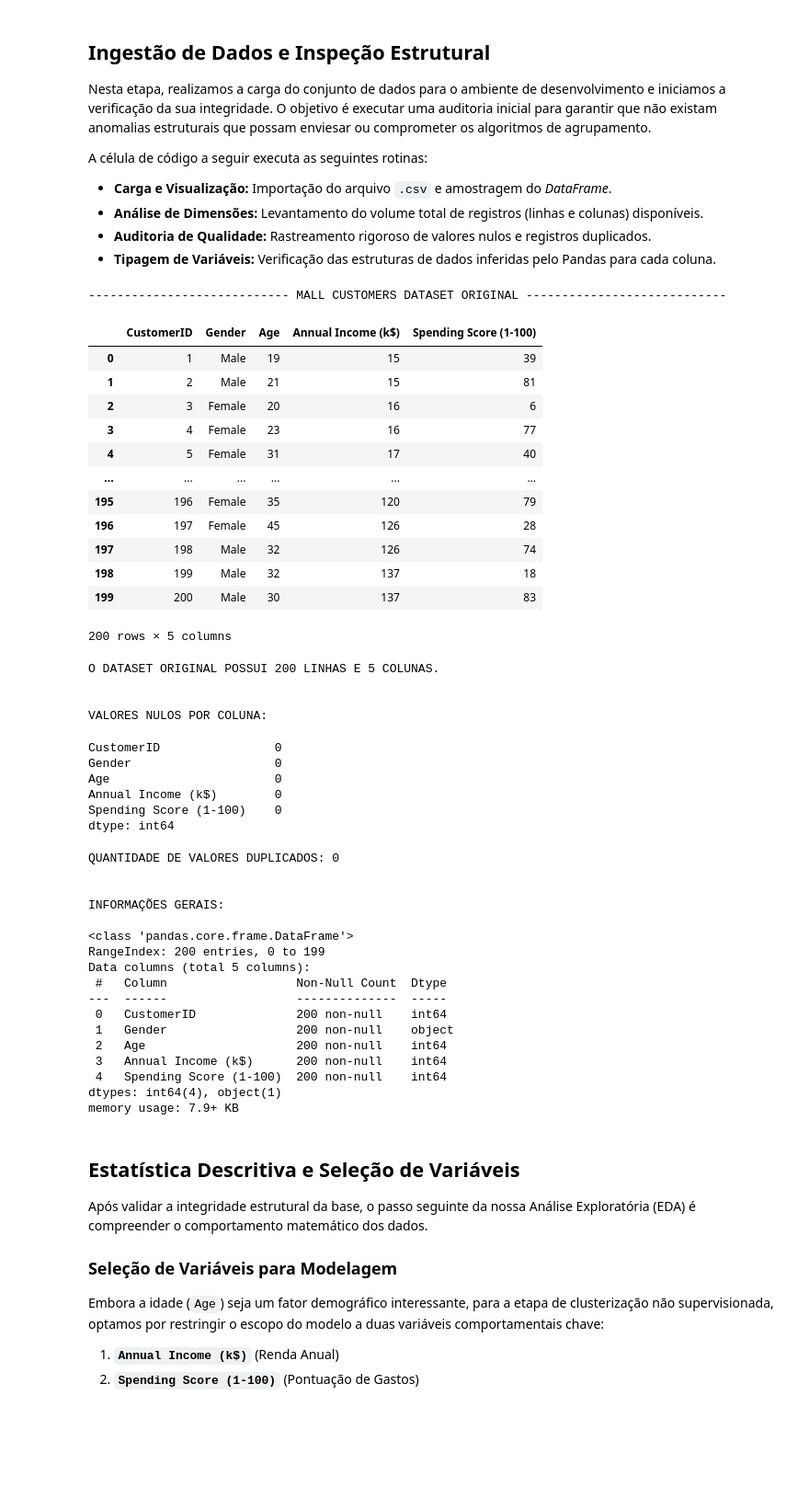
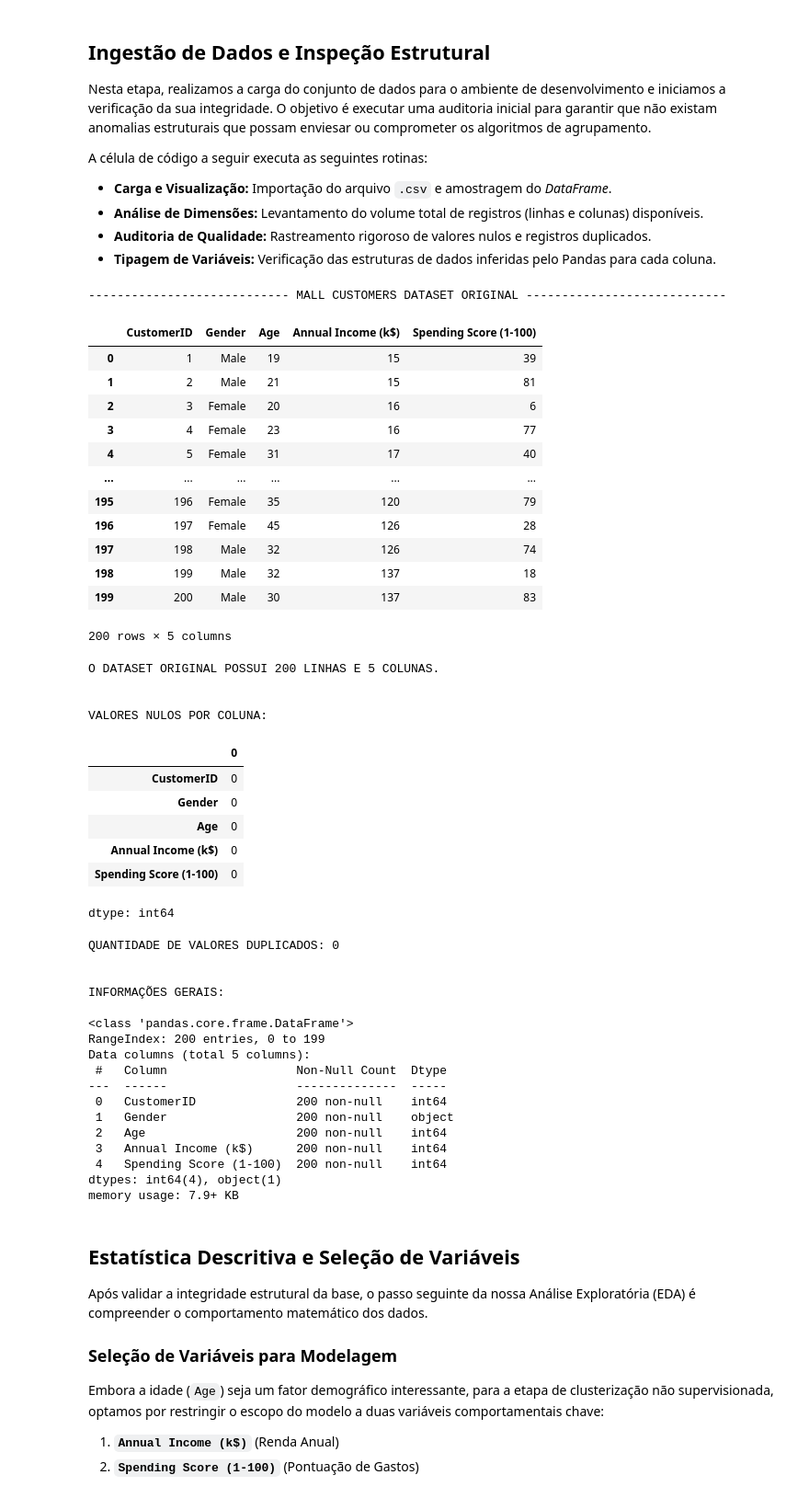
Before and after one commit to edd-araujo/segmentacao-clientes-varejo, a Jupyter notebook: notebooks/index.ipynb, the cells around one changed output. Shown at 92% size. Drawn from its saved outputs; the diff is of its cells as text; code cells hidden in the pictures; blank space fills up the shorter version.

```diff
--- a/notebooks/index.ipynb
+++ b/notebooks/index.ipynb
@@ -96,44 +96,46 @@ A célula de código a seguir executa as seguintes rotinas:
 * **Auditoria de Qualidade:** Rastreamento rigoroso de valores nulos e registros duplicados.
 * **Tipagem de Variáveis:** Verificação das estruturas de dados inferidas pelo Pandas para cada coluna.
 # %%
-mall_customers_df = pd.read_csv("../data/Mall_Customers.csv").copy()
+df_url = "https://raw.githubusercontent.com/edd-araujo/segmentacao-clientes-varejo/refs/heads/feat/dataset-eda/data/Mall_Customers.csv"
+mall_customers_df = pd.read_csv(df_url)
 
 print("\n---------------------------- MALL CUSTOMERS DATASET ORIGINAL ----------------------------\n")
 display(mall_customers_df)
 
 print(f"\n\nO DATASET ORIGINAL POSSUI {mall_customers_df.shape[0]} LINHAS E {mall_customers_df.shape[1]} COLUNAS.")
 
 print("\n\nVALORES NULOS POR COLUNA:\n")
 display(mall_customers_df.isnull().sum())
 
 print(f"\n\nQUANTIDADE DE VALORES DUPLICADOS: {mall_customers_df.duplicated().sum()}")
 
 print("\n\nINFORMAÇÕES GERAIS:\n")
 mall_customers_df.info()
 # %% [output]
 ---------------------------- MALL CUSTOMERS DATASET ORIGINAL ----------------------------
 |  | CustomerID | Gender | Age | Annual Income (k$) | Spending Score (1-100) |
 | 0 | 1 | Male | 19 | 15 | 39 |
 | 1 | 2 | Male | 21 | 15 | 81 |
 | 2 | 3 | Female | 20 | 16 | 6 |
 | 3 | 4 | Female | 23 | 16 | 77 |
 | 4 | 5 | Female | 31 | 17 | 40 |
 | ... | ... | ... | ... | ... | ... |
 | 195 | 196 | Female | 35 | 120 | 79 |
 | 196 | 197 | Female | 45 | 126 | 28 |
 | 197 | 198 | Male | 32 | 126 | 74 |
 | 198 | 199 | Male | 32 | 137 | 18 |
 | 199 | 200 | Male | 30 | 137 | 83 |
 200 rows × 5 columns
 O DATASET ORIGINAL POSSUI 200 LINHAS E 5 COLUNAS.
 
 
 VALORES NULOS POR COLUNA:
+|  | 0 |
+| CustomerID | 0 |
+| Gender | 0 |
+| Age | 0 |
+| Annual Income (k$) | 0 |
+| Spending Score (1-100) | 0 |
-CustomerID                0
-Gender                    0
-Age                       0
-Annual Income (k$)        0
-Spending Score (1-100)    0
 dtype: int64
 QUANTIDADE DE VALORES DUPLICADOS: 0
 
```
Also changed, not shown: parts of 1 cell of this notebook.
